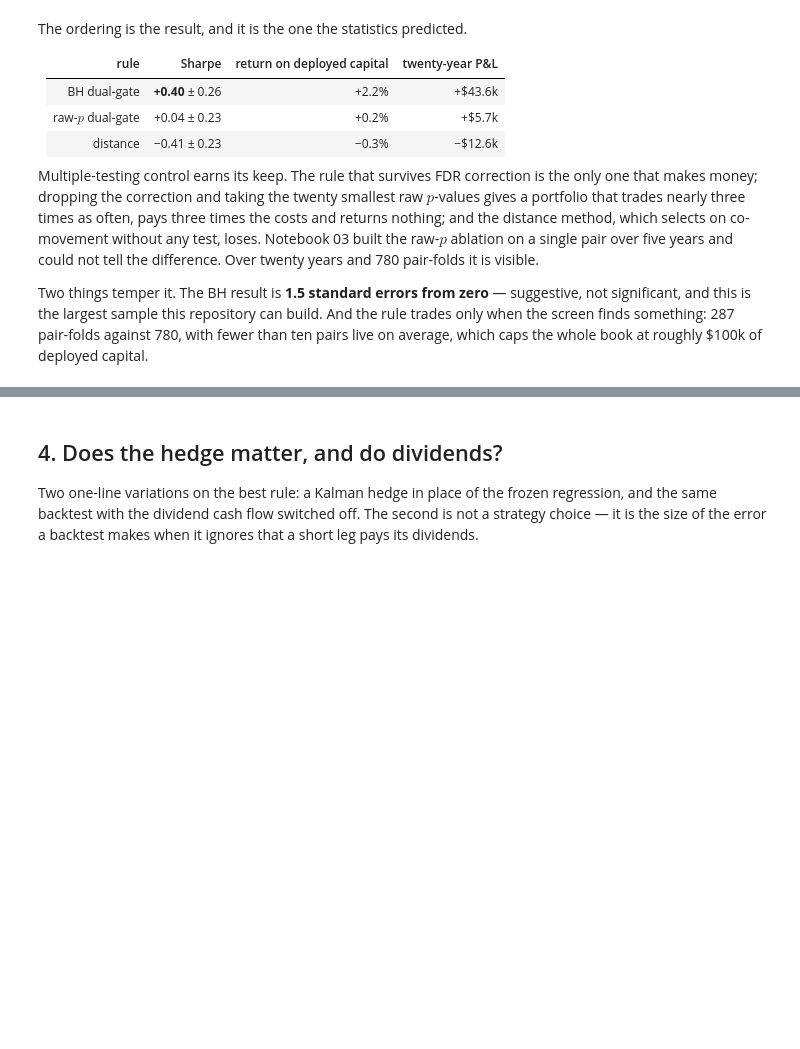
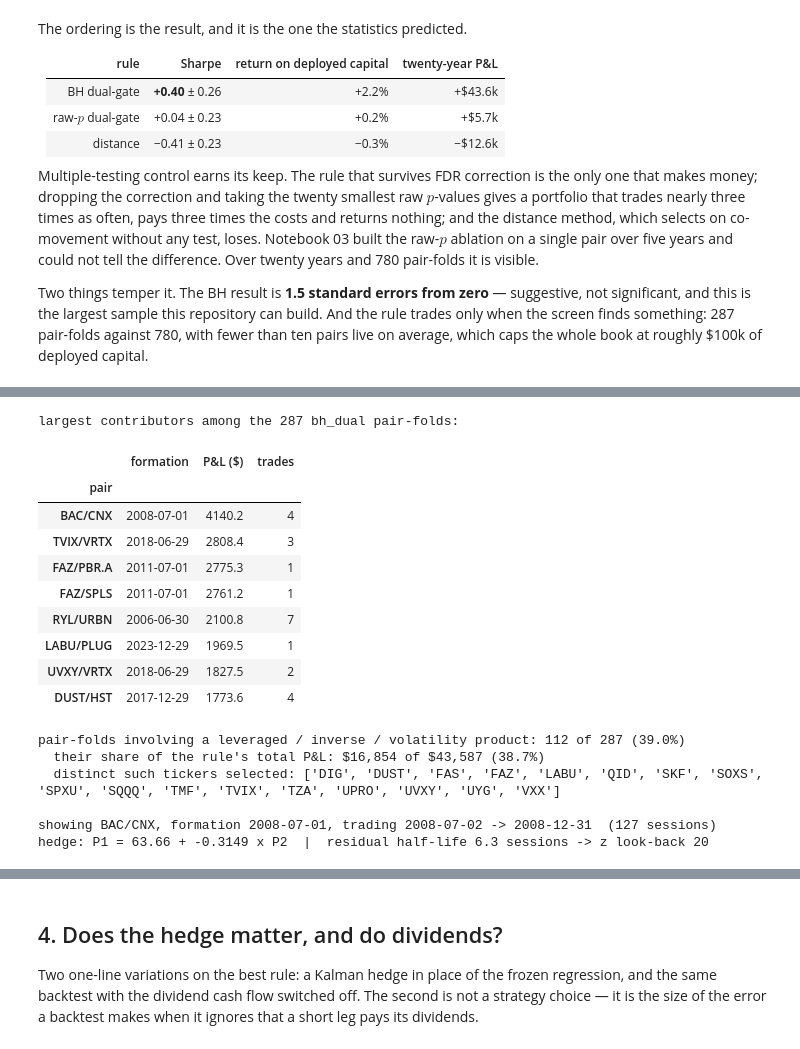
Before and after one commit to mengrenman/dynamic-hedge-pairs-trading, a Jupyter notebook: notebooks/pairs_trading_09_daily_portfolio.ipynb, the cells around one changed output, grey strips where cells are left out. Cells and saved outputs as stored; diff of their text form; code cells hidden in the pictures; blank space fills up the shorter version.

```diff
--- a/notebooks/pairs_trading_09_daily_portfolio.ipynb
+++ b/notebooks/pairs_trading_09_daily_portfolio.ipynb
@@ -272,0 +280,68 @@ book at roughly \$100k of deployed capital.
+# %%
+# run_pair() keeps only the aggregated P&L frame; this mirrors it exactly but returns the internals
+def run_pair_detail(pair, formation, hedge="static", cost_bps=COST_BPS):
+    form, trade = fold_frames(pair, formation)
+    alpha, beta = ols(form["P1"].to_numpy(), form["P2"].to_numpy())
+    resid_form  = form["P1"] - alpha - beta * form["P2"]
+    states = trade[["P1", "P2"]].assign(beta=beta, resid=trade["P1"] - alpha - beta * trade["P2"])
+    hl = estimate_halflife(resid_form.dropna())
+    win = int(np.clip(3 * hl, 20, 250)) if np.isfinite(hl) else 60
+    sig = generate_pair_signals(states, z_method="robust", z_window=win, z_history=resid_form.dropna(),
+                                z_entry=Z_ENTRY, z_exit=Z_EXIT, z_stop=Z_STOP, capital_per_pair=CAP)
+    daily, trades, summ = evaluate_pair_signals(states[["P1", "P2"]], sig, cost_bps=cost_bps,
+                                                borrow_bps_per_year=BORROW_BPS, days_per_year=252,
+                                                bars_per_year=252, capital_base=CAP)
+    return states, sig, daily, trades, summ, dict(alpha=alpha, beta=beta, halflife=hl, z_window=win)
+
+# rank the best rule's pair-folds by what they contributed, and take the largest
+best_rule = max(runs, key=lambda k: runs[k]["sharpe"])
+contrib = sorted(runs[best_rule]["results"], key=lambda d: float(d["frame"]["pnl"].sum()), reverse=True)
+top = pd.DataFrame([{"pair": f"{d['pair'][0]}/{d['pair'][1]}", "formation": d["formation"].date(),
+                     "P&L ($)": float(d["frame"]["pnl"].sum()), "trades": d["n_trades"]}
+                    for d in contrib[:8]]).set_index("pair")
+print(f"largest contributors among the {len(contrib)} {best_rule} pair-folds:")
+display(top.round(1))
+
+# the names at the top of that list are worth a second look
+LEVERAGED = set((
+    "TVIX UVXY VXX VIXY SVXY UVIX SVIX TQQQ SQQQ FAS FAZ LABU LABD DUST NUGT JNUG JDST "
+    "SOXL SOXS SPXL SPXS SPXU UPRO SDOW UDOW TZA TNA YINN YANG ERX ERY GUSH DRIP BOIL "
+    "KOLD UCO SCO AGQ ZSL TMF TMV TECL TECS CURE DRN DRV RETL WEBL WEBS NAIL FNGU FNGD "
+    "BNKU UWM TWM QLD QID SSO SDS DDM DXD SAA UYG SKF UYM SMN URE SRS DIG DUG UGL GLL"
+).split())
+is_lev = lambda pr: pr[0] in LEVERAGED or pr[1] in LEVERAGED
+lev  = [d for d in contrib if is_lev(d["pair"])]
+tot  = sum(float(d["frame"]["pnl"].sum()) for d in contrib)
+levp = sum(float(d["frame"]["pnl"].sum()) for d in lev)
+print(f"\npair-folds involving a leveraged / inverse / volatility product: "
+      f"{len(lev)} of {len(contrib)} ({len(lev)/len(contrib):.1%})")
+print(f"  their share of the rule's total P&L: ${levp:,.0f} of ${tot:,.0f} ({levp/tot:.1%})")
+print(f"  distinct such tickers selected: "
+      f"{sorted({t for d in lev for t in d['pair']} & LEVERAGED)}")
+
+PICK = contrib[0]
+states, sig, daily, trades, summ, fit = run_pair_detail(PICK["pair"], PICK["formation"])
+t1, t2 = PICK["pair"]
+print(f"\nshowing {t1}/{t2}, formation {PICK['formation'].date()}, "
+      f"trading {states.index[0].date()} -> {states.index[-1].date()}  "
+      f"({len(states)} sessions)")
+print(f"hedge: P1 = {fit['alpha']:.2f} + {fit['beta']:.4f} x P2  |  "
+      f"residual half-life {fit['halflife']:.1f} sessions -> z look-back {fit['z_window']}")
+# %% [output]
+largest contributors among the 287 bh_dual pair-folds:
+|  | formation | P&L ($) | trades |
+| pair |  |  |  |
+| BAC/CNX | 2008-07-01 | 4140.2 | 4 |
+| TVIX/VRTX | 2018-06-29 | 2808.4 | 3 |
+| FAZ/PBR.A | 2011-07-01 | 2775.3 | 1 |
+| FAZ/SPLS | 2011-07-01 | 2761.2 | 1 |
+| RYL/URBN | 2006-06-30 | 2100.8 | 7 |
+| LABU/PLUG | 2023-12-29 | 1969.5 | 1 |
+| UVXY/VRTX | 2018-06-29 | 1827.5 | 2 |
+| DUST/HST | 2017-12-29 | 1773.6 | 4 |
+pair-folds involving a leveraged / inverse / volatility product: 112 of 287 (39.0%)
+  their share of the rule's total P&L: $16,854 of $43,587 (38.7%)
+  distinct such tickers selected: ['DIG', 'DUST', 'FAS', 'FAZ', 'LABU', 'QID', 'SKF', 'SOXS', 'SPXU', 'SQQQ', 'TMF', 'TVIX', 'TZA', 'UPRO', 'UVXY', 'UYG', 'VXX']
+
+showing BAC/CNX, formation 2008-07-01, trading 2008-07-02 -> 2008-12-31  (127 sessions)
+hedge: P1 = 63.66 + -0.3149 x P2  |  residual half-life 6.3 sessions -> z look-back 20
```
Also changed, not shown: parts of 8 cells of this notebook, 15 other files.
